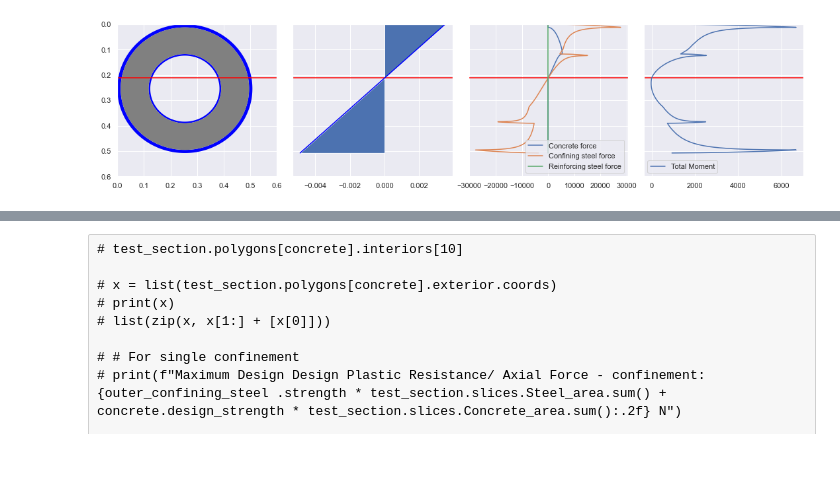
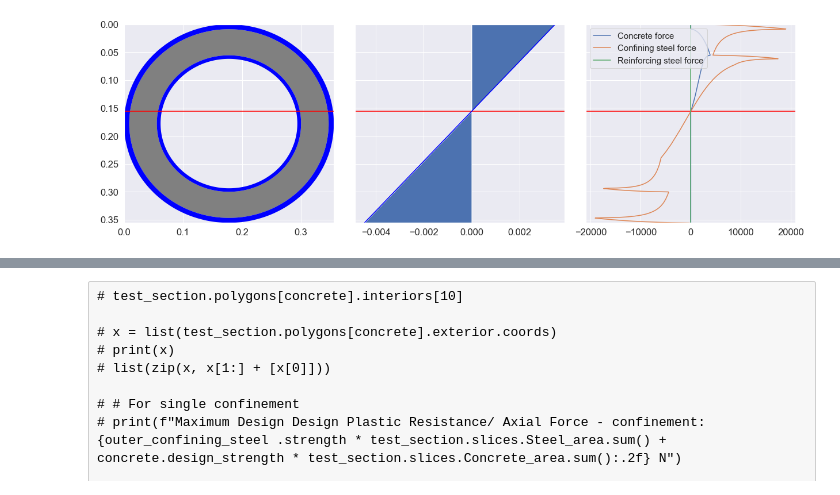
Before and after one commit to AntigoniChatzidaki/Thesis-Section-Analysis, a Jupyter notebook: Section_Analysis.ipynb, the cells around one changed output, grey strips where cells are left out. Drawn from its saved outputs; the diff is of its cells as text; code cells hidden in the pictures; blank space fills up the shorter version.

```diff
--- a/Section_Analysis.ipynb
+++ b/Section_Analysis.ipynb
@@ -4,7 +4,8 @@ import seaborn as sns
 import numpy as np
 
 import matplotlib.pyplot as plt
-sns.set_theme()
+sns.set_theme(font_scale=1.5)
+
 
 from Materials import Material, Concrete, Steel
 from Sections import Rectangular, Section, HollowRectangular, HollowCircular
@@ -103,11 +193,14 @@ Characteristic Plastic Resistance (Axial Force): 15015283.36 N
 # wspace = 0.2   # the amount of width reserved for blank space between subplots
 # hspace = 0.2   # the amount of height reserved for white space between subplots
 
-fig, axs = plt.subplots(1, 4, sharey=True, squeeze=True, figsize=(16, 4))
+fig, axs = plt.subplots(1, 3, sharey=True, squeeze=True, figsize=(18, 6))
+# sns.set_context("paper", rc={"font.size":8,"axes.titlesize":8,"axes.labelsize":5})
+
+
 
 axs[0].invert_yaxis()
-axs[0].set_ylim(0,0.6)
-axs[0].set_xlim(0,0.6)
+axs[0].set_ylim(0,test_section.height)
+axs[0].set_xlim(0,test_section.height)
 axs[0].invert_yaxis()
 
 slices = test_section.slices
@@ -128,46 +221,49 @@ axs[1].fill_betweenx(
 
 )
 
+
 axs[2].plot(
     slices.concrete_force,
     slices.mid_height,
     label = "Concrete force"
 )
 
 axs[2].plot(
     slices.conf_steel_force,
     slices.mid_height,
     label = "Confining steel force"
 )
 
 axs[2].plot(
     slices.reinf_steel_force,
     slices.mid_height,
     label = "Reinforcing steel force"
 )
-axs[2].legend()
+axs[2].legend(fontsize=15)
 
 
 
 
-axs[3].plot(
-    slices.total_moment,
-    slices.mid_height,
-    label = "Total Moment"
+# axs[3].plot(
+#     slices.total_moment,
+#     slices.mid_height,
+#     label = "Total Moment"
 
-)
-axs[3].legend()
+# )
+# axs[3].legend()
 
 # set the spacing between subplots
 plt.subplots_adjust(left=0.1,
                     bottom=0.1,
                     right=1,
                     top=0.9,
                     wspace=0.1,
                     hspace=0.3)
 # [ax.set_aspect('equal') for ax in axs.ravel()]
 
-plt.savefig("600-Level00- Test - Max N.svg", format="svg")
+# sns.set(font_scale = 1)
+
+plt.savefig(title+"_section.svg", format="svg")
 # %% [output]
-[figure, old version]
+[figure, new version]
 # %%
```
Also changed, not shown: parts of 7 cells of this notebook, 10 other files.
